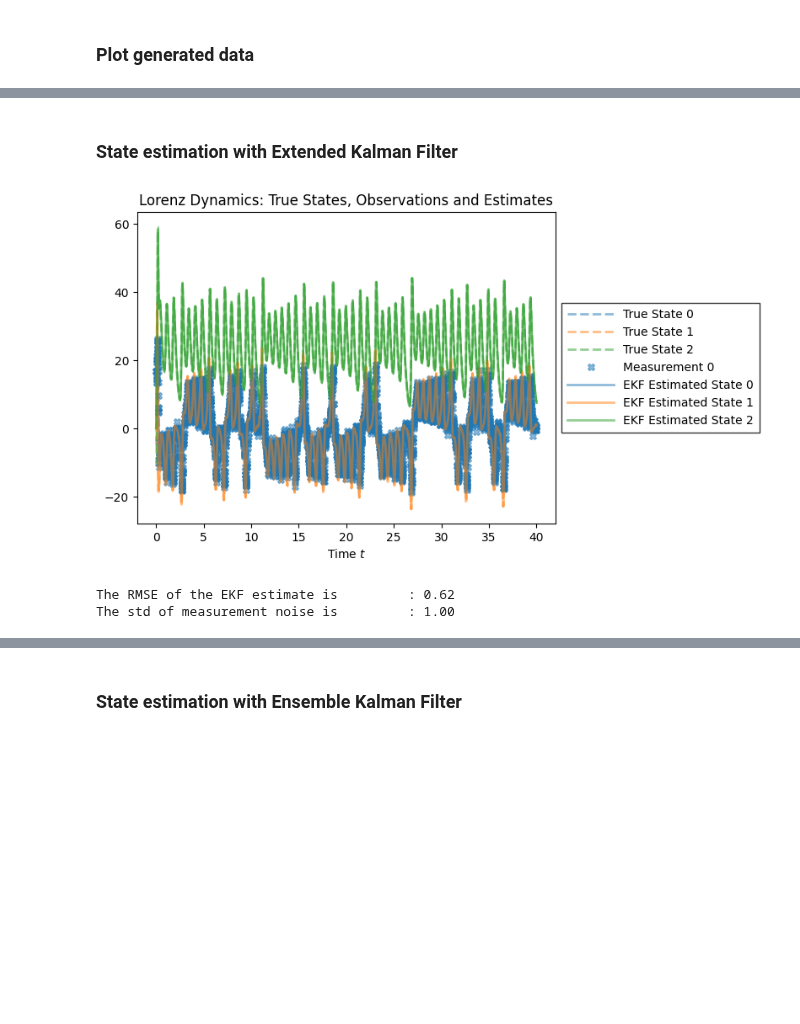
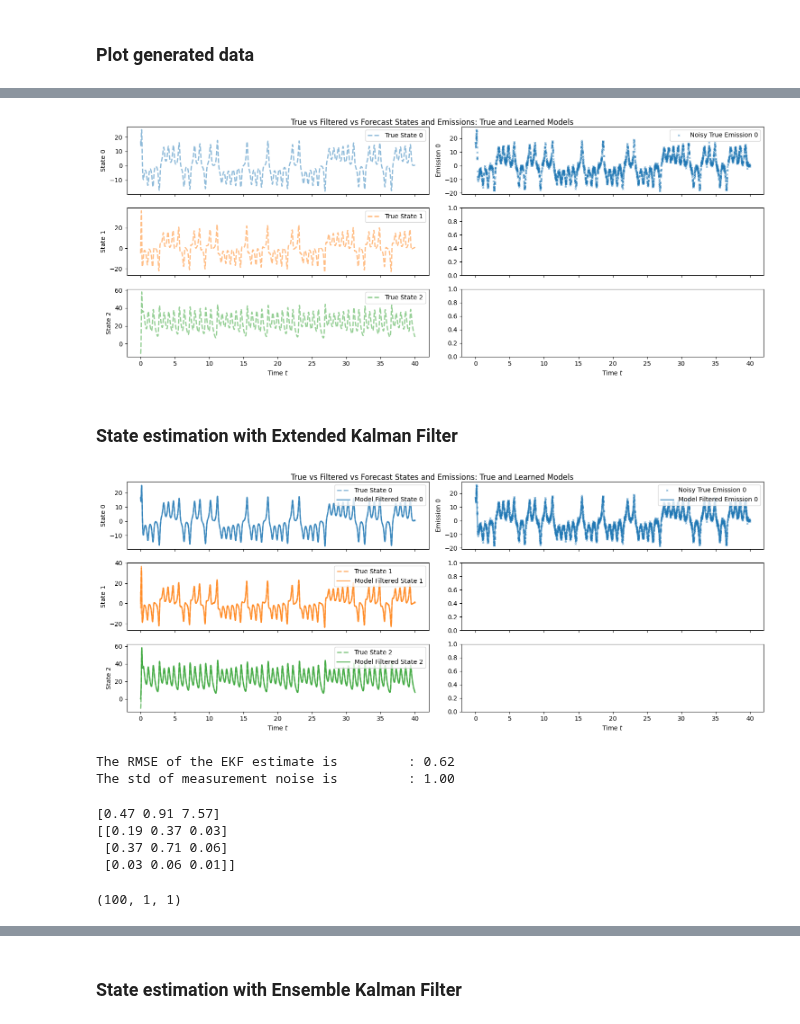
Before and after one commit to hd-UQ/cd_dynamax, a Jupyter notebook: src/notebooks/tutorial/cdnlgssm_filtering.ipynb, the cells around one changed output, grey strips where cells are left out. Drawn from its saved outputs; the diff is of its cells as text; code cells hidden in the pictures; blank space fills up the shorter version.

Commit message:
First pass at forecasting: need to test

```diff
--- a/src/notebooks/tutorial/cdnlgssm_filtering.ipynb
+++ b/src/notebooks/tutorial/cdnlgssm_filtering.ipynb
@@ -304,3 +296,12 @@ plot_lorenz(
+# %%
+plot_lorenz_estimates(
+    time_grid_all=sim1_t_emissions,
+    true_states=sim1_states,
+    true_emissions_noisy=sim1_emissions,
+    emission_function=sim1_params.emissions.emission_function
+)
+# %% [output]
+[figure, added]
 # %% [markdown]
 ### State estimation with Extended Kalman Filter
 # %%
@@ -317,15 +318,18 @@ sim1_ekf_filtered = cdnlgssm_filter(
 # %%
 # Plot the true states and emissions, and the EKF estimates
 plot_lorenz_estimates(
-    sim1_t_emissions,
-    sim1_states,
-    sim1_emissions,
-    x_est=sim1_ekf_filtered.filtered_means,
-    x_unc=sim1_ekf_filtered.filtered_covariances,
-    est_type="EKF"
-)
+        time_grid_all=sim1_t_emissions,
+        true_states=sim1_states,
+        true_emissions_noisy=sim1_emissions,
+        emission_function=sim1_params.emissions.emission_function,
+        time_grid_filter=sim1_t_emissions,
+        model_filtered_states=sim1_ekf_filtered.filtered_means,
+        model_filtered_covariances=sim1_ekf_filtered.filtered_covariances,
+        t_start=None,
+        t_end=None,
+    )
 # %% [output]
-[figure, old version]
+[figure, new version]
 # %%
 ### Compute and print RMSE between true states and EKF estimates
 compute_and_print_rmse_comparison(
@@ -337,3 +341,20 @@ compute_and_print_rmse_comparison(
 # %% [output]
 The RMSE of the EKF estimate is         : 0.62
 The std of measurement noise is         : 1.00
+# %%
+# EKF forecasting
+# Initialize at last filtered state
+from tensorflow_probability.substrates.jax.distributions import MultivariateNormalFullCovariance as MVN
+init_forecast = MVN(
+    sim1_ekf_filtered.filtered_means[-1,:],
+    sim1_ekf_filtered.filtered_covariances[-1,:]
+)
+
+# With this mean and covariance
+print(init_forecast.mean())
+print(init_forecast.covariance())
+# %% [output]
+[0.47 0.91 7.57]
+[[0.19 0.37 0.03]
+ [0.37 0.71 0.06]
+ [0.03 0.06 0.01]]
@@ -339,0 +388,4 @@ The std of measurement noise is         : 1.00
+# %%
+sim1_ekf_forecast.forecasted_emission_covariances.shape
+# %% [output]
+(100, 1, 1)
```
Also changed, not shown: parts of 17 cells of this notebook, 4 other files.
